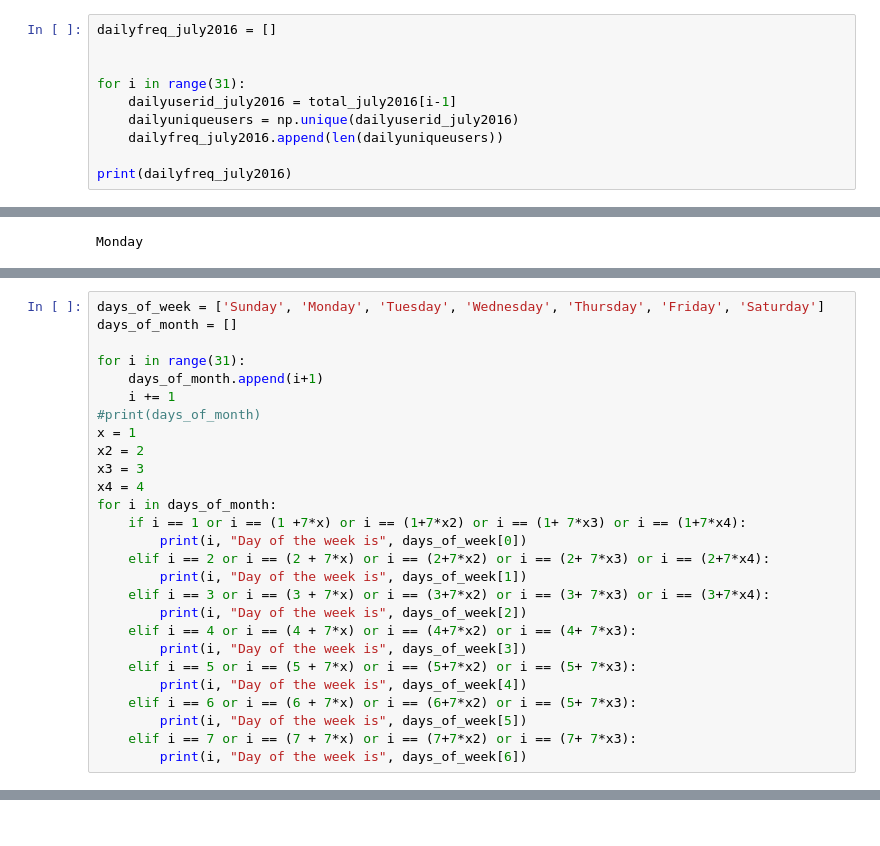
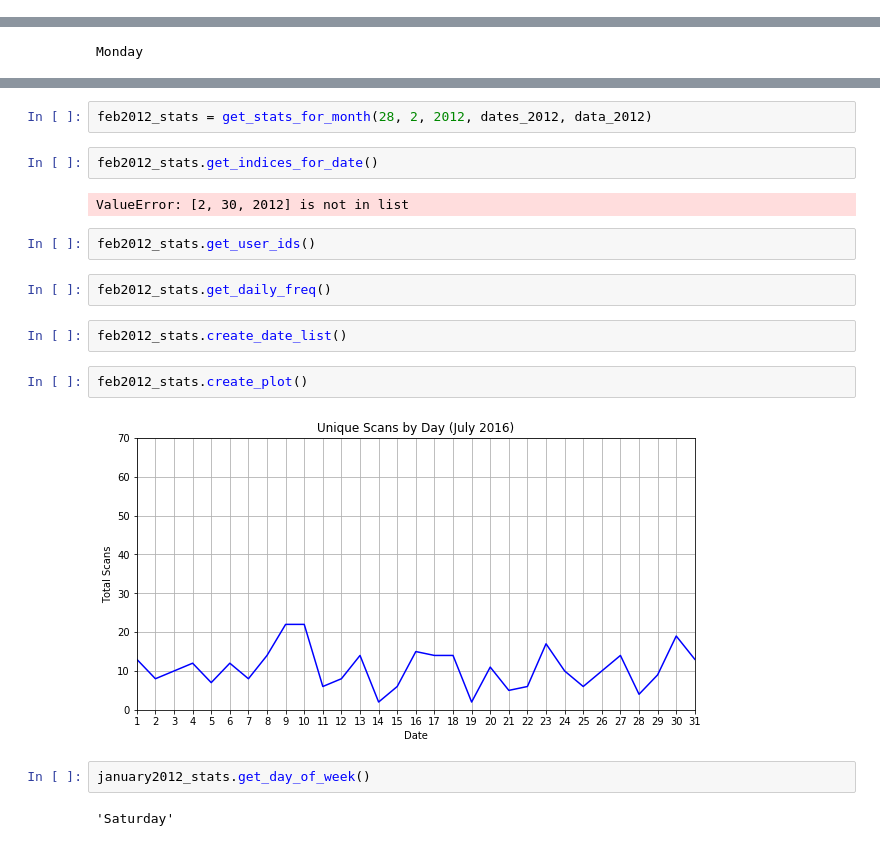
Before and after one commit to cronand3/Dog-Park-Project, a Jupyter notebook: CMSE202_Semester_Project_JM.ipynb, the cells around one changed output, grey strips where cells are left out. Saved outputs shown, nothing was run; the diff lists cells and outputs as text.

```diff
--- a/CMSE202_Semester_Project_JM.ipynb
+++ b/CMSE202_Semester_Project_JM.ipynb
@@ -273,10 +288,0 @@ total_july2016
-# %%
-dailyfreq_july2016 = []
-
-
-for i in range(31):
-    dailyuserid_july2016 = total_july2016[i-1]
-    dailyuniqueusers = np.unique(dailyuserid_july2016)
-    dailyfreq_july2016.append(len(dailyuniqueusers))
-
-print(dailyfreq_july2016)
@@ -361,27 +391,0 @@ SUnday
-# %%
-days_of_week = ['Sunday', 'Monday', 'Tuesday', 'Wednesday', 'Thursday', 'Friday', 'Saturday']
-days_of_month = []
-
-for i in range(31):
-    days_of_month.append(i+1)
-    i += 1
-#print(days_of_month)
-x = 1
-x2 = 2
-x3 = 3
-x4 = 4
-for i in days_of_month:
-    if i == 1 or i == (1 +7*x) or i == (1+7*x2) or i == (1+ 7*x3) or i == (1+7*x4):
-        print(i, "Day of the week is", days_of_week[0])
-    elif i == 2 or i == (2 + 7*x) or i == (2+7*x2) or i == (2+ 7*x3) or i == (2+7*x4):
-        print(i, "Day of the week is", days_of_week[1])
-    elif i == 3 or i == (3 + 7*x) or i == (3+7*x2) or i == (3+ 7*x3) or i == (3+7*x4):
-        print(i, "Day of the week is", days_of_week[2])
-    elif i == 4 or i == (4 + 7*x) or i == (4+7*x2) or i == (4+ 7*x3):
-        print(i, "Day of the week is", days_of_week[3])
-    elif i == 5 or i == (5 + 7*x) or i == (5+7*x2) or i == (5+ 7*x3):
-        print(i, "Day of the week is", days_of_week[4])
-    elif i == 6 or i == (6 + 7*x) or i == (6+7*x2) or i == (5+ 7*x3):
-        print(i, "Day of the week is", days_of_week[5])
-    elif i == 7 or i == (7 + 7*x) or i == (7+7*x2) or i == (7+ 7*x3):
-        print(i, "Day of the week is", days_of_week[6])
@@ -405,0 +516,20 @@ for i in days_of_month:
+# %%
+feb2012_stats = get_stats_for_month(28, 2, 2012, dates_2012, data_2012)
+# %%
+feb2012_stats.get_indices_for_date()
+# %% [output]
+ValueError: [2, 30, 2012] is not in list
+# %%
+feb2012_stats.get_user_ids()
+# %%
+feb2012_stats.get_daily_freq()
+# %%
+feb2012_stats.create_date_list()
+# %%
+feb2012_stats.create_plot()
+# %% [output]
+[figure, added]
+# %%
+january2012_stats.get_day_of_week()
+# %% [output]
+'Saturday'
```
Also changed, not shown: parts of 23 cells of this notebook, 1 other file.
